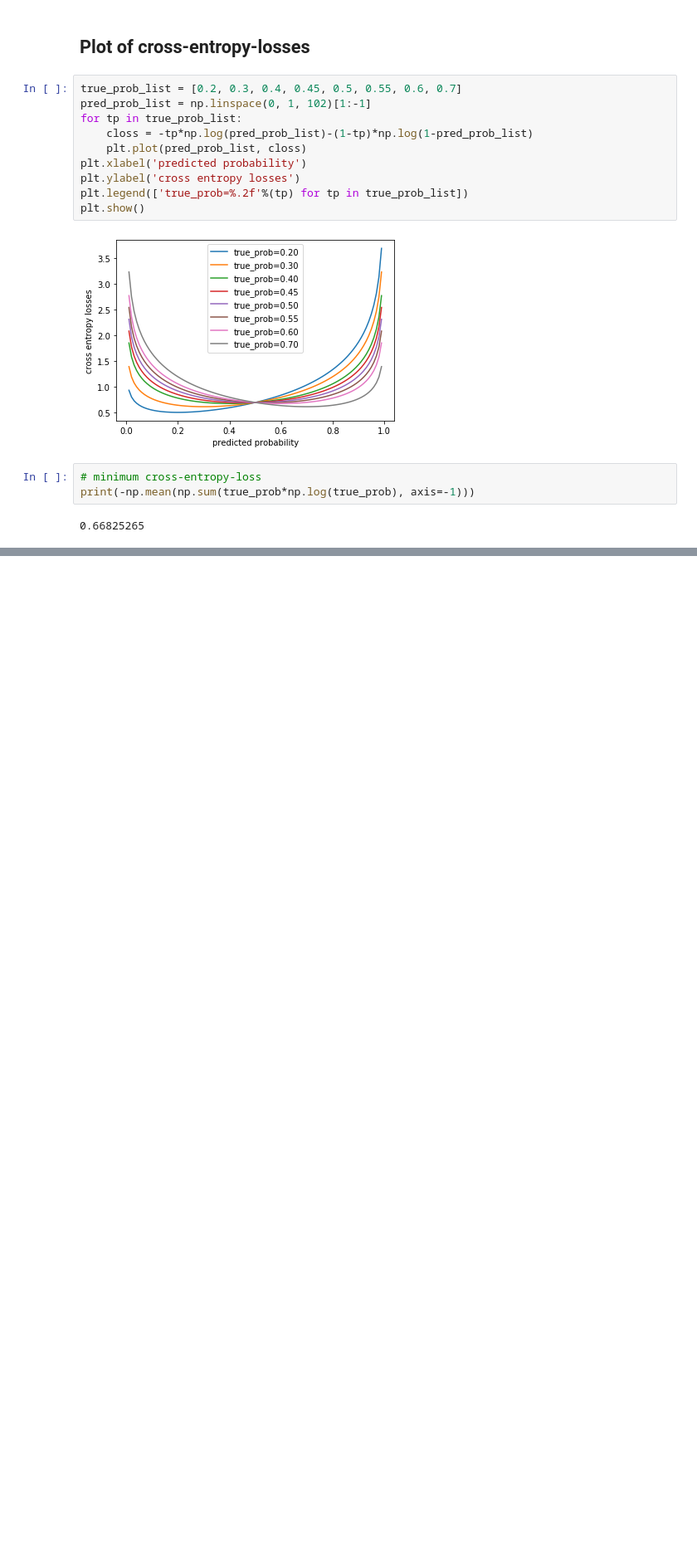
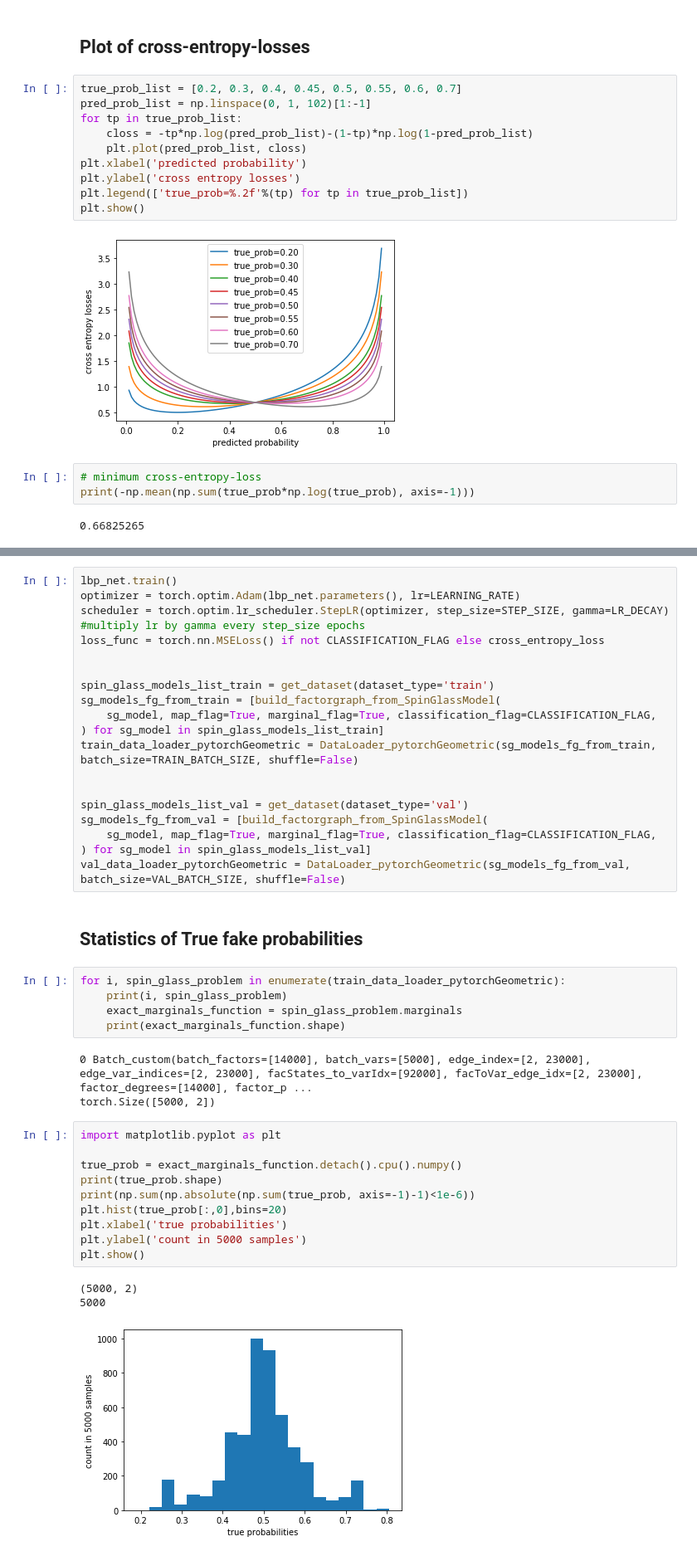
Before and after one commit to jkuck/BPNN, a Jupyter notebook: analysis/cross-entropy.ipynb, the cells around one changed output, grey strips where cells are left out. Shown at 83% size. Drawn from its saved outputs; the diff is of its cells as text; blank space fills up the shorter version.

Commit message:
Analyze the properties of ISING models with attractive field as False

```diff
--- a/analysis/cross-entropy.ipynb
+++ b/analysis/cross-entropy.ipynb
@@ -273,0 +489,43 @@ print(-np.mean(np.sum(true_prob*np.log(true_prob), axis=-1)))
+# %%
+lbp_net.train()
+optimizer = torch.optim.Adam(lbp_net.parameters(), lr=LEARNING_RATE)
+scheduler = torch.optim.lr_scheduler.StepLR(optimizer, step_size=STEP_SIZE, gamma=LR_DECAY) #multiply lr by gamma every step_size epochs
+loss_func = torch.nn.MSELoss() if not CLASSIFICATION_FLAG else cross_entropy_loss
+
+
+spin_glass_models_list_train = get_dataset(dataset_type='train')
+sg_models_fg_from_train = [build_factorgraph_from_SpinGlassModel(
+    sg_model, map_flag=True, marginal_flag=True, classification_flag=CLASSIFICATION_FLAG,
+) for sg_model in spin_glass_models_list_train]
+train_data_loader_pytorchGeometric = DataLoader_pytorchGeometric(sg_models_fg_from_train, batch_size=TRAIN_BATCH_SIZE, shuffle=False)
+
+
+spin_glass_models_list_val = get_dataset(dataset_type='val')
+sg_models_fg_from_val = [build_factorgraph_from_SpinGlassModel(
+    sg_model, map_flag=True, marginal_flag=True, classification_flag=CLASSIFICATION_FLAG,
+) for sg_model in spin_glass_models_list_val]
+val_data_loader_pytorchGeometric = DataLoader_pytorchGeometric(sg_models_fg_from_val, batch_size=VAL_BATCH_SIZE, shuffle=False)
+# %% [markdown]
+## Statistics of True fake probabilities
+# %%
+for i, spin_glass_problem in enumerate(train_data_loader_pytorchGeometric):
+    print(i, spin_glass_problem)
+    exact_marginals_function = spin_glass_problem.marginals
+    print(exact_marginals_function.shape)
+# %% [output]
+0 Batch_custom(batch_factors=[14000], batch_vars=[5000], edge_index=[2, 23000], edge_var_indices=[2, 23000], facStates_to_varIdx=[92000], facToVar_edge_idx=[2, 23000], factor_degrees=[14000], factor_p ...
+torch.Size([5000, 2])
+# %%
+import matplotlib.pyplot as plt
+
+true_prob = exact_marginals_function.detach().cpu().numpy()
+print(true_prob.shape)
+print(np.sum(np.absolute(np.sum(true_prob, axis=-1)-1)<1e-6))
+plt.hist(true_prob[:,0],bins=20)
+plt.xlabel('true probabilities')
+plt.ylabel('count in 5000 samples')
+plt.show()
+# %% [output]
+(5000, 2)
+5000
+[figure, added]
```
Also changed, not shown: parts of 9 cells of this notebook.
